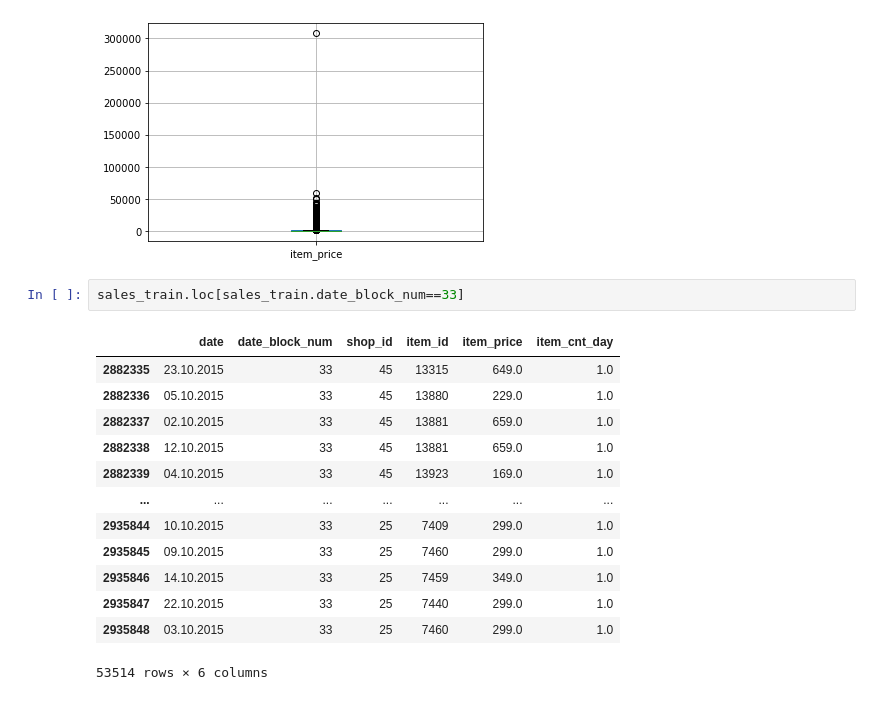
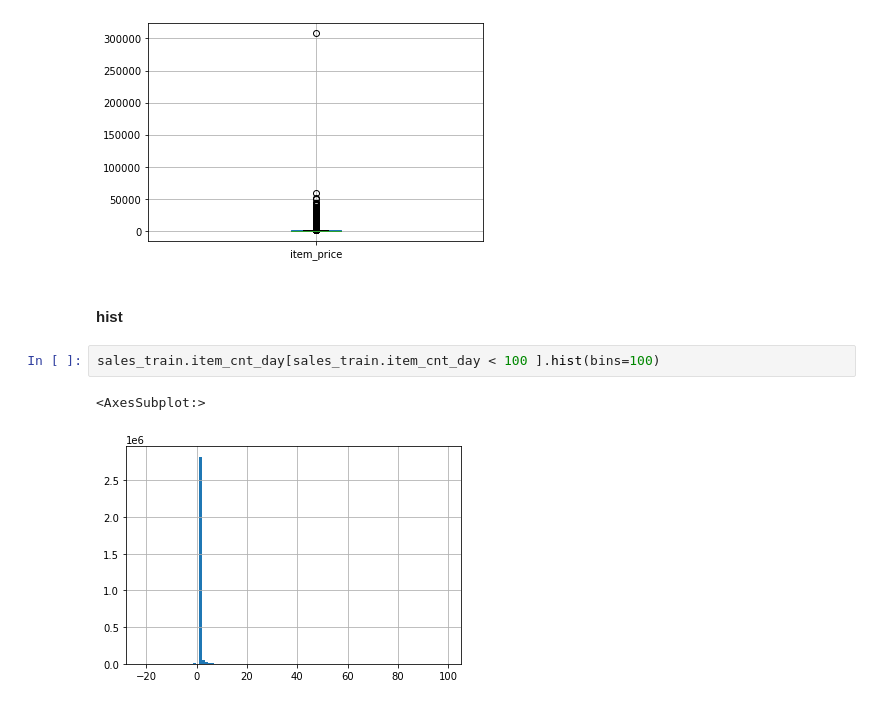
Before and after one commit to powpoww/TIL, a Jupyter notebook: 수업/pjt/code/data_info.ipynb, the cells around one changed output. Cells and saved outputs as stored; diff of their text form.

```diff
--- a/수업/pjt/code/data_info.ipynb
+++ b/수업/pjt/code/data_info.ipynb
@@ -190,19 +240,10 @@ sales_train[['item_price']].boxplot()
 # %% [output]
 <AxesSubplot:>
 [figure]
-# %%
-sales_train.loc[sales_train.date_block_num==33]
-# %% [output]
-|  | date | date_block_num | shop_id | item_id | item_price | item_cnt_day |
-| 2882335 | 23.10.2015 | 33 | 45 | 13315 | 649.0 | 1.0 |
-| 2882336 | 05.10.2015 | 33 | 45 | 13880 | 229.0 | 1.0 |
-| 2882337 | 02.10.2015 | 33 | 45 | 13881 | 659.0 | 1.0 |
-| 2882338 | 12.10.2015 | 33 | 45 | 13881 | 659.0 | 1.0 |
-| 2882339 | 04.10.2015 | 33 | 45 | 13923 | 169.0 | 1.0 |
-| ... | ... | ... | ... | ... | ... | ... |
-| 2935844 | 10.10.2015 | 33 | 25 | 7409 | 299.0 | 1.0 |
-| 2935845 | 09.10.2015 | 33 | 25 | 7460 | 299.0 | 1.0 |
-| 2935846 | 14.10.2015 | 33 | 25 | 7459 | 349.0 | 1.0 |
-| 2935847 | 22.10.2015 | 33 | 25 | 7440 | 299.0 | 1.0 |
-| 2935848 | 03.10.2015 | 33 | 25 | 7460 | 299.0 | 1.0 |
-53514 rows × 6 columns
+# %% [markdown]
+#### hist
+# %%
+sales_train.item_cnt_day[sales_train.item_cnt_day < 100 ].hist(bins=100)
+# %% [output]
+<AxesSubplot:>
+[figure, added]
```
Also changed, not shown: parts of 14 cells of this notebook, 5 other files.
